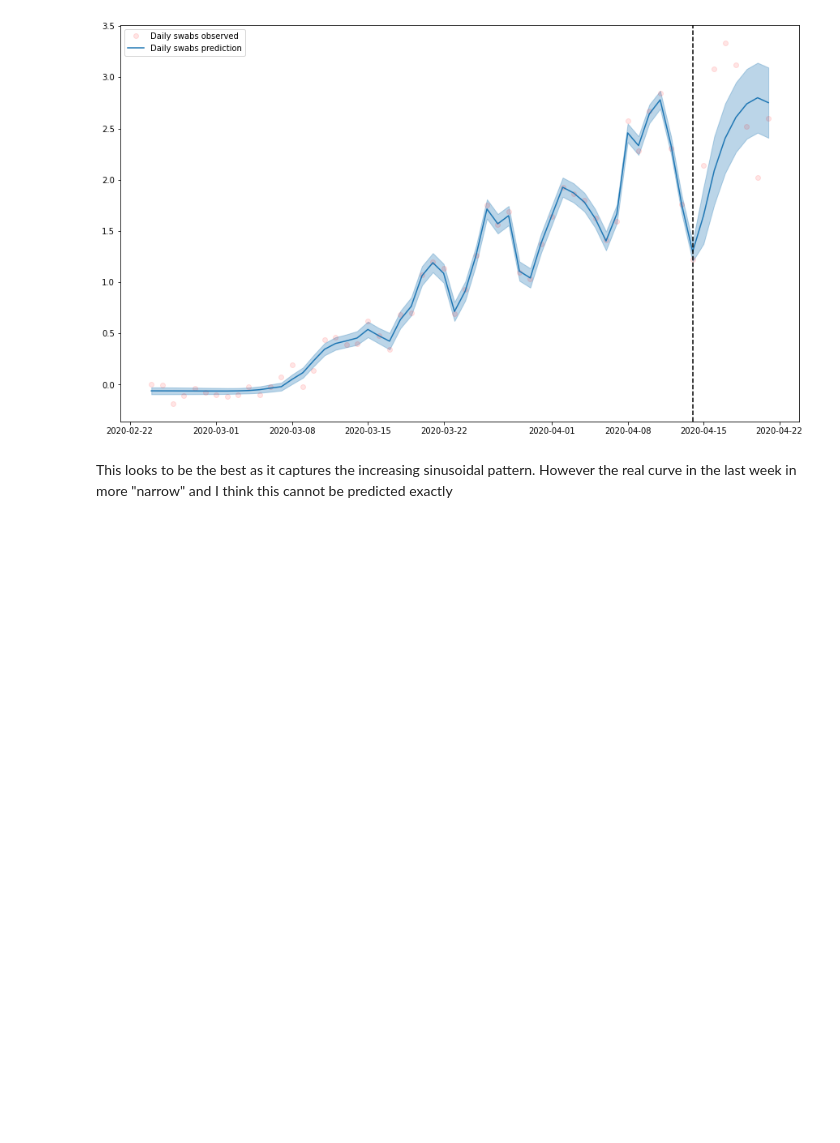
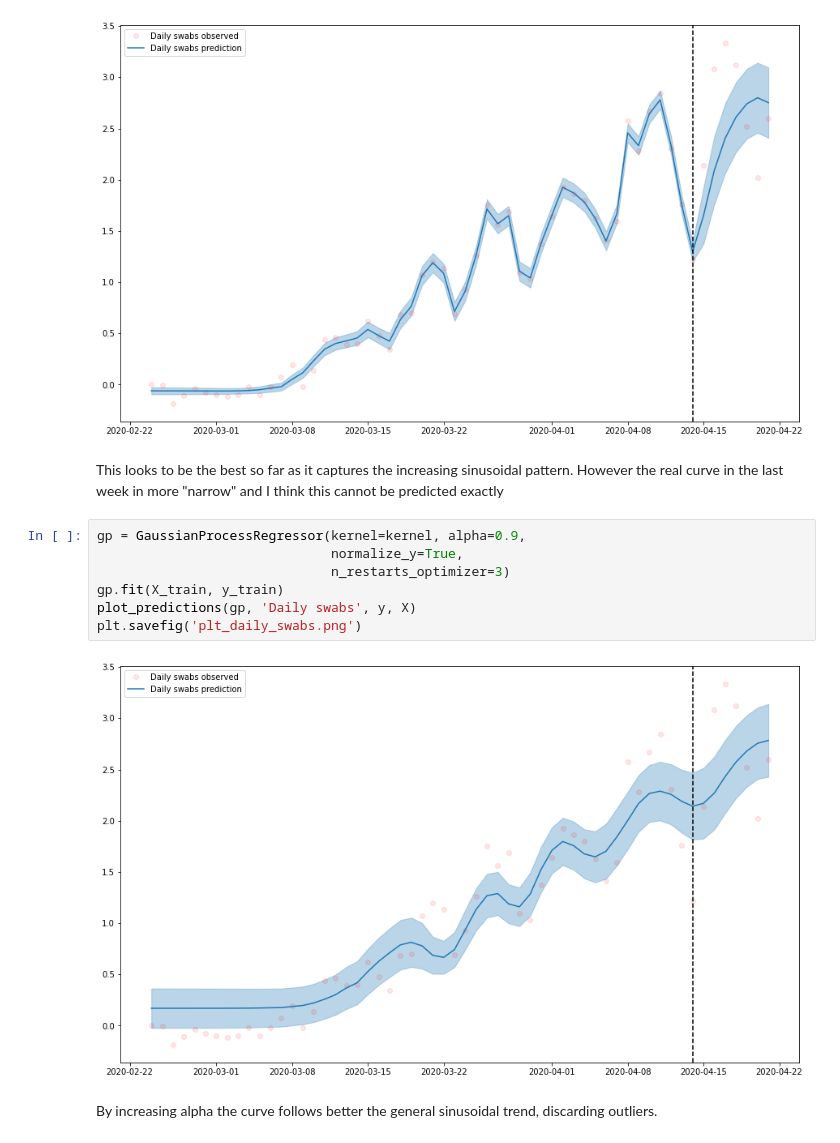
Before and after one commit to eferos93/statistical-machine-learning, a Jupyter notebook: homeworks/homework_05_gaussian_processes/homework05_Fabrici.ipynb, the cells around one changed output. Cells and saved outputs as stored; diff of their text form; blank space fills up the shorter version.

```diff
--- a/homeworks/homework_05_gaussian_processes/homework05_Fabrici.ipynb
+++ b/homeworks/homework_05_gaussian_processes/homework05_Fabrici.ipynb
@@ -257,4 +259,15 @@ plt.savefig('plt_daily_swabs.png')
 # %% [output]
 [figure]
 # %% [markdown]
-This looks to be the best as it captures the increasing sinusoidal pattern. However the real curve in the last week in more "narrow" and I think this cannot be predicted exactly
+This looks to be the best so far as it captures the increasing sinusoidal pattern. However the real curve in the last week in more "narrow" and I think this cannot be predicted exactly
+# %%
+gp = GaussianProcessRegressor(kernel=kernel, alpha=0.9,
+                              normalize_y=True,
+                              n_restarts_optimizer=3)
+gp.fit(X_train, y_train)
+plot_predictions(gp, 'Daily swabs', y, X)
+plt.savefig('plt_daily_swabs.png')
+# %% [output]
+[figure, added]
+# %% [markdown]
+By increasing alpha the curve follows better the general sinusoidal trend, discarding outliers.
```
Also changed, not shown: parts of 3 cells of this notebook, 2 other files.
